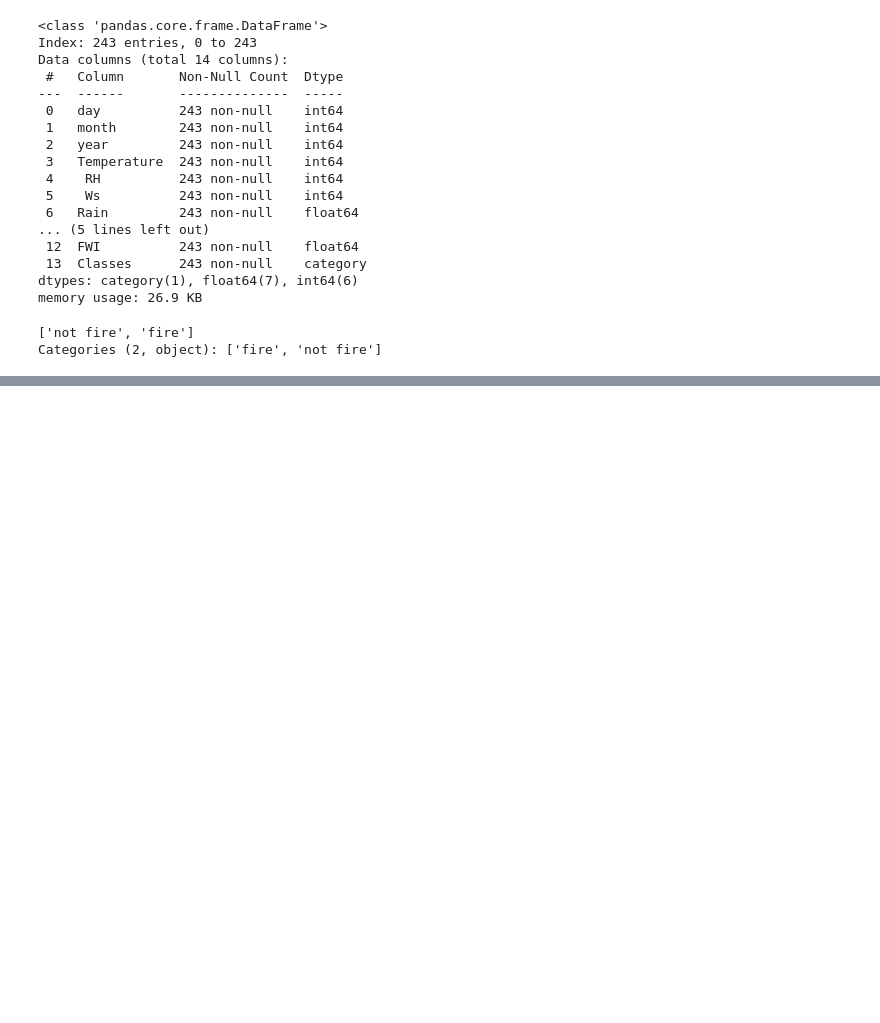
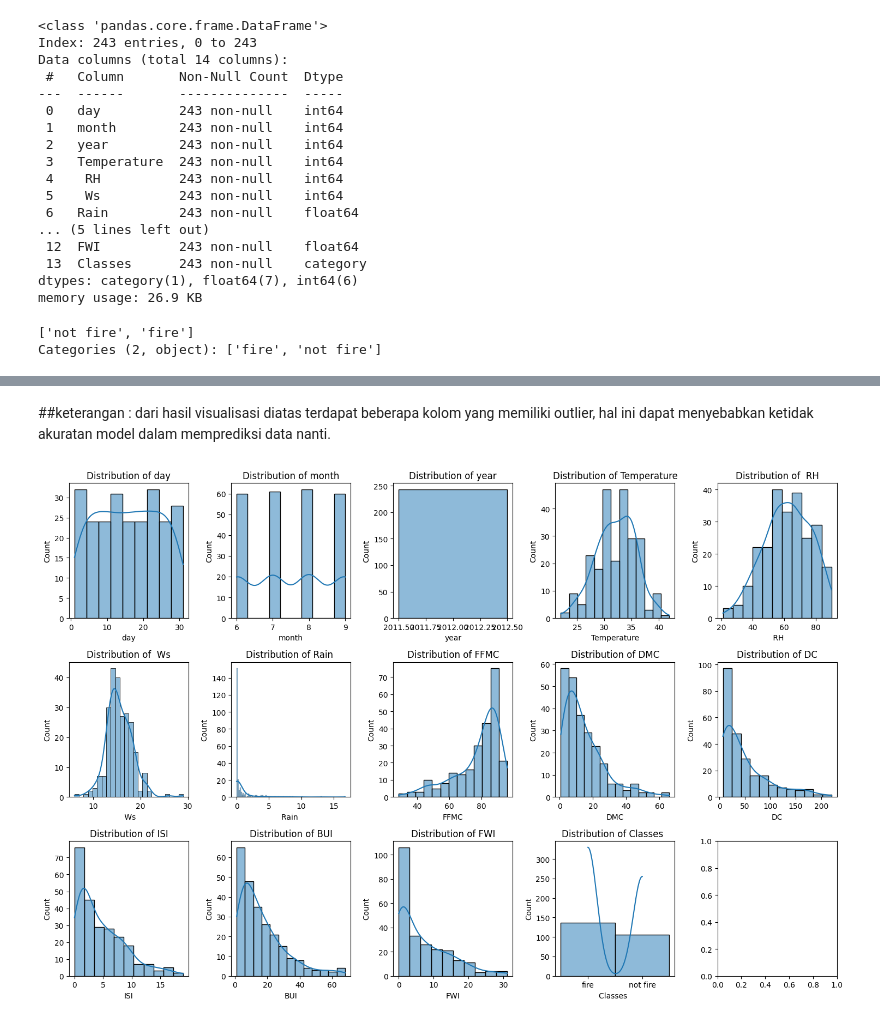
Before and after one commit to inikanipp/Algerian_Forest_Fires_Classification_Prediction, a Jupyter notebook: model/random_forest_classification.ipynb, the cells around one changed output, grey strips where cells are left out. Drawn from its saved outputs; the diff is of its cells as text; code cells hidden in the pictures; blank space fills up the shorter version.

Commit message:
update : exploratory data

```diff
--- a/model/random_forest_classification.ipynb
+++ b/model/random_forest_classification.ipynb
@@ -170,0 +199,15 @@ Categories (2, object): ['fire', 'not fire']
+# %% [markdown]
+##keterangan :
+dari hasil visualisasi diatas terdapat beberapa kolom yang memiliki outlier, hal ini dapat menyebabkan ketidak akuratan model dalam memprediksi data nanti.
+# %%
+fig, axes = plt.subplots(3, 5, figsize=(15, 10))
+axes = axes.flatten()
+
+for i, col in enumerate(dataset.columns):
+    sns.histplot(dataset[col], kde=True, ax=axes[i])
+    axes[i].set_title(f'Distribution of {col}')
+
+plt.tight_layout()
+plt.show()
+# %% [output]
+[figure, added]
```
Also changed, not shown: parts of 4 cells of this notebook.
